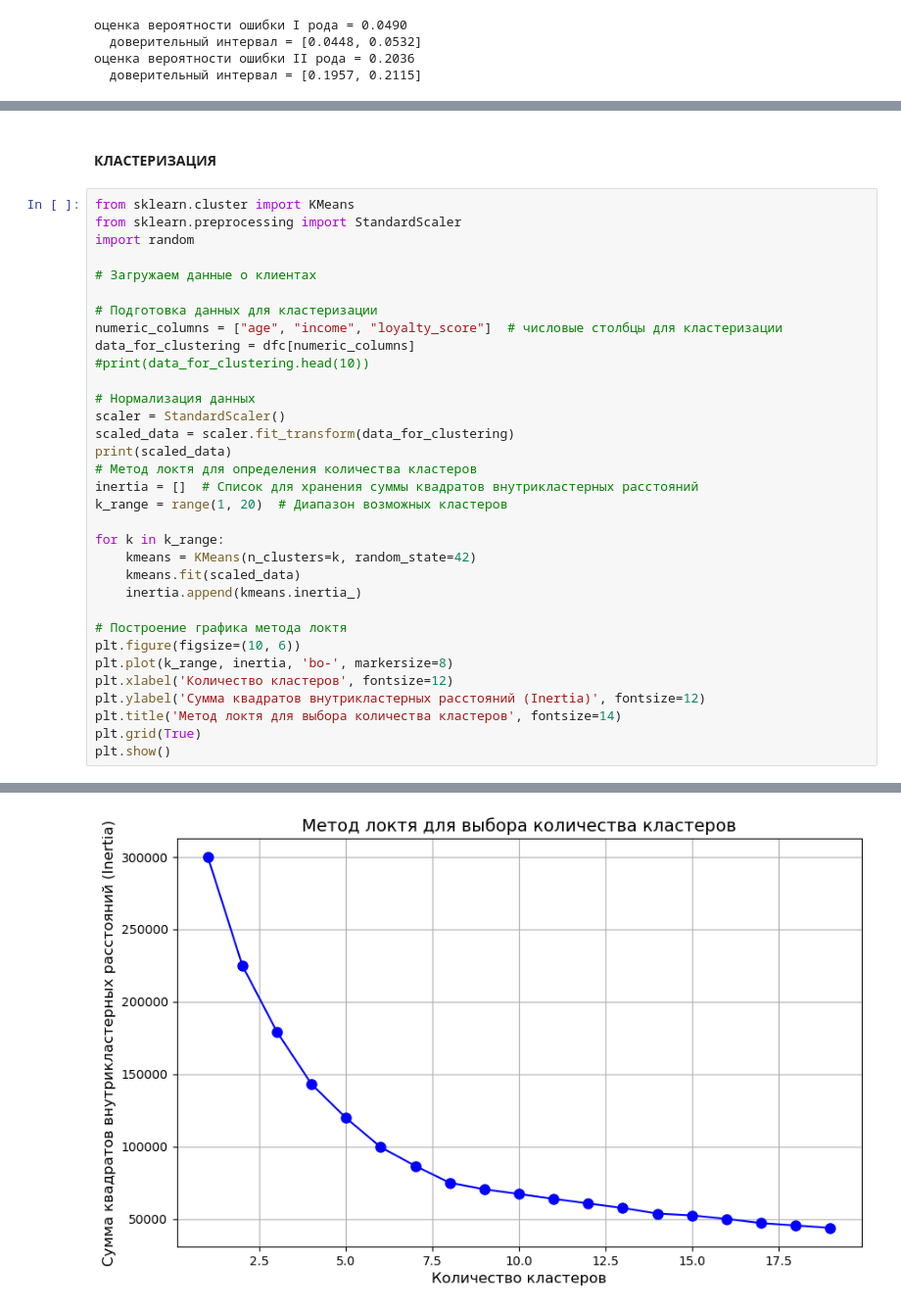
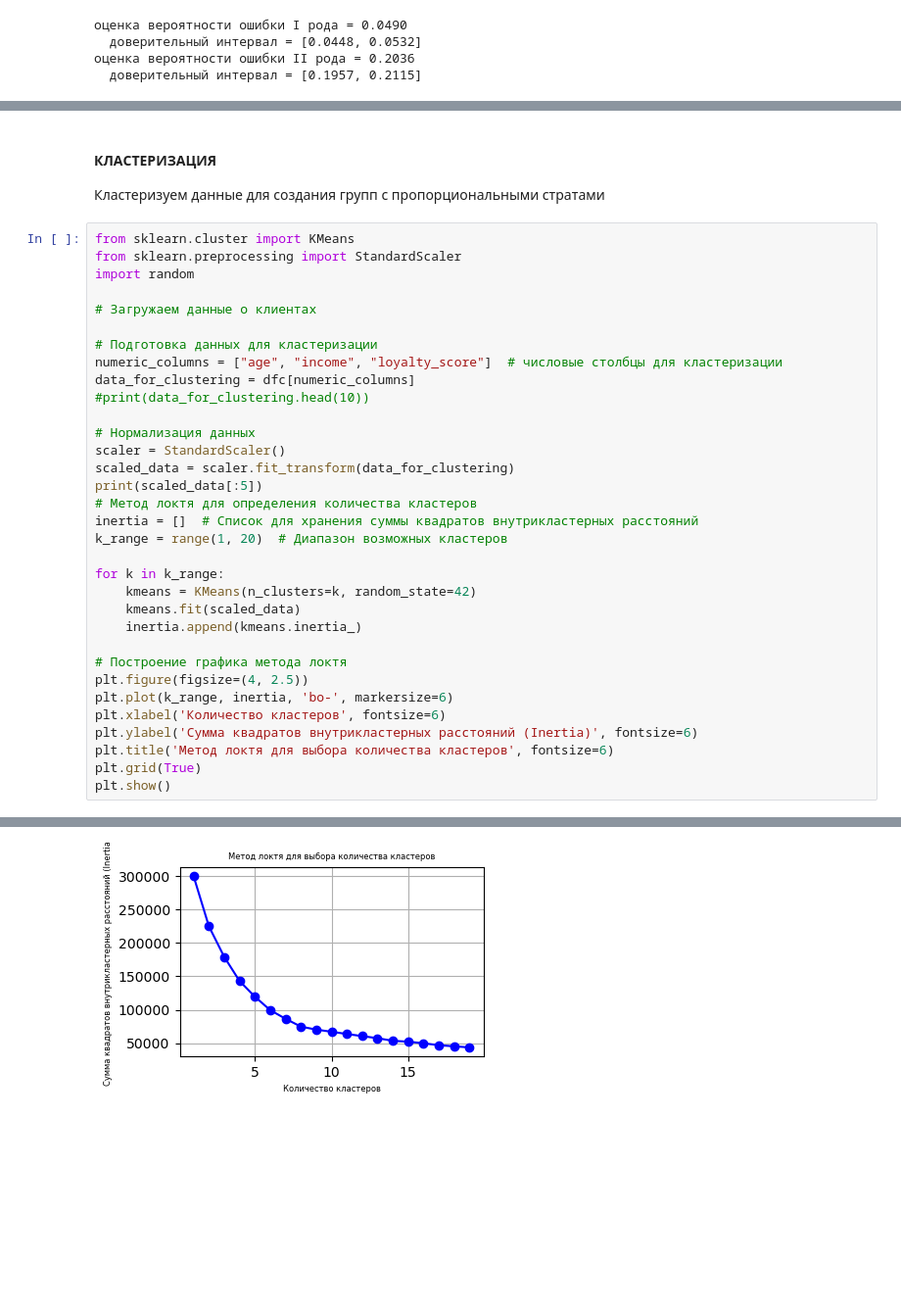
Before and after one commit to Tsyden/AB-testing, a Jupyter notebook: AB_testing_practice.ipynb, the cells around one changed output, grey strips where cells are left out. Shown at 98% size. Drawn from its saved outputs; the diff is of its cells as text; blank space fills up the shorter version.

```diff
--- a/AB_testing_practice.ipynb
+++ b/AB_testing_practice.ipynb
@@ -456,5 +325,6 @@ print(estimated_first_type_error_ttest, estimated_first_type_error_cuped)
 # %% [markdown]
 #### КЛАСТЕРИЗАЦИЯ
+Кластеризуем данные для создания групп с пропорциональными стратами
 # %%
 from sklearn.cluster import KMeans
 from sklearn.preprocessing import StandardScaler
@@ -470,7 +340,7 @@ data_for_clustering = dfc[numeric_columns]
 # Нормализация данных
 scaler = StandardScaler()
 scaled_data = scaler.fit_transform(data_for_clustering)
-print(scaled_data)
+print(scaled_data[:5])
 # Метод локтя для определения количества кластеров
 inertia = []  # Список для хранения суммы квадратов внутрикластерных расстояний
 k_range = range(1, 20)  # Диапазон возможных кластеров
@@ -481,11 +351,11 @@ for k in k_range:
     inertia.append(kmeans.inertia_)
 
 # Построение графика метода локтя
-plt.figure(figsize=(10, 6))
-plt.plot(k_range, inertia, 'bo-', markersize=8)
-plt.xlabel('Количество кластеров', fontsize=12)
-plt.ylabel('Сумма квадратов внутрикластерных расстояний (Inertia)', fontsize=12)
-plt.title('Метод локтя для выбора количества кластеров', fontsize=14)
+plt.figure(figsize=(4, 2.5))
+plt.plot(k_range, inertia, 'bo-', markersize=6)
+plt.xlabel('Количество кластеров', fontsize=6)
+plt.ylabel('Сумма квадратов внутрикластерных расстояний (Inertia)', fontsize=6)
+plt.title('Метод локтя для выбора количества кластеров', fontsize=6)
 plt.grid(True)
 plt.show()
 # %% [output]
@@ -499,4 +367,4 @@ plt.show()
-[figure, old version]
+[figure, new version]
 # %%
 # Кластеризация (выбираем 10 кластеров как пример)
 kmeans = KMeans(n_clusters=10, random_state=42)
```
Also changed, not shown: parts of 48 cells of this notebook.
